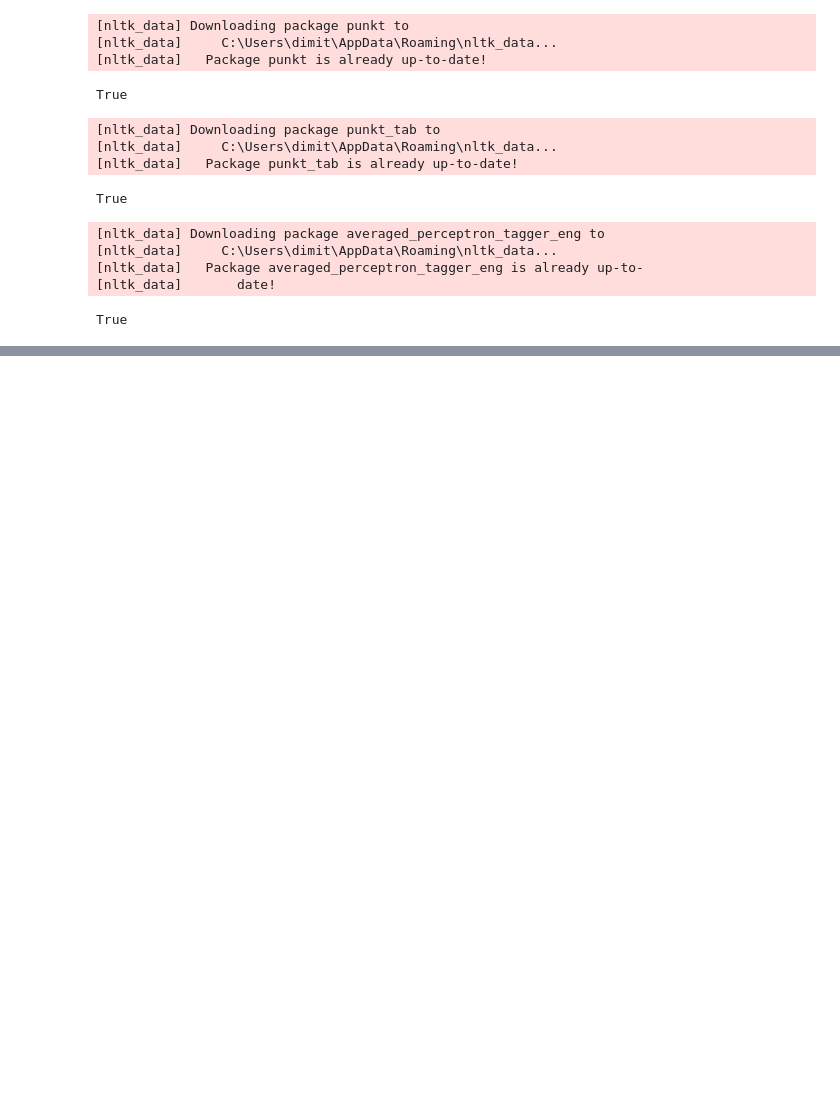
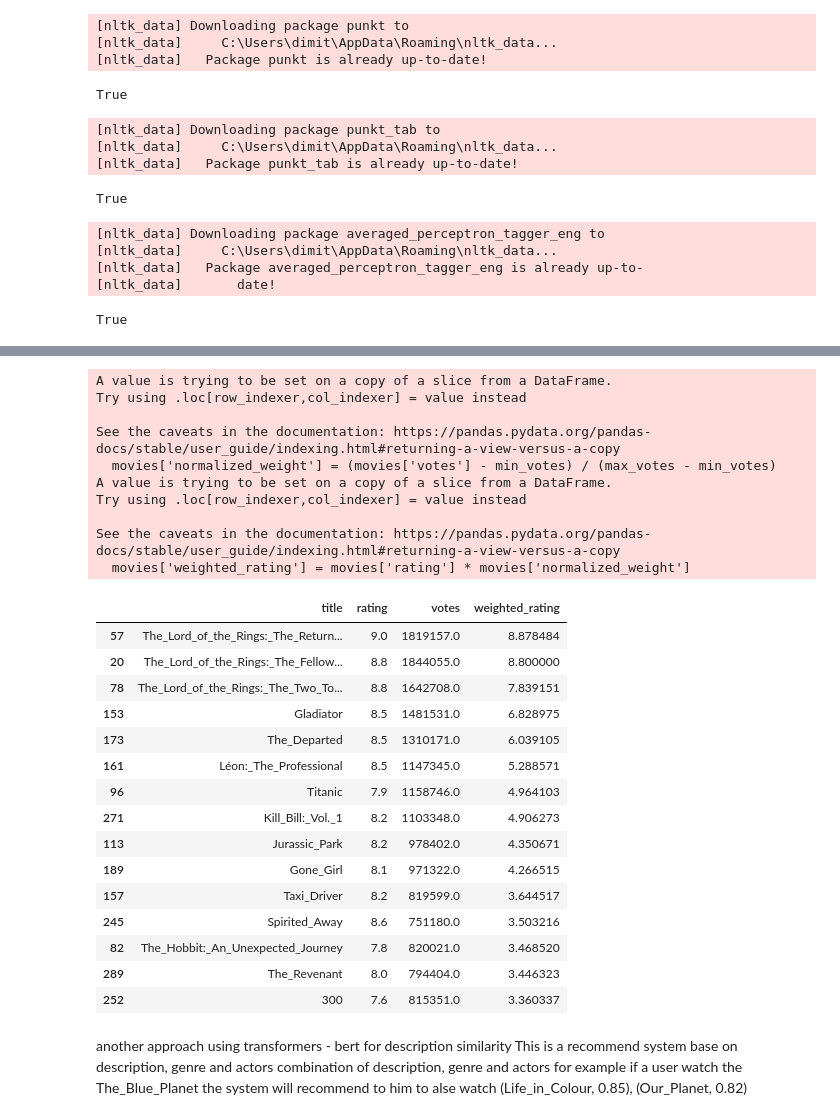
Before and after one commit to dchristofis/Recommendation-System, a Jupyter notebook: netflix_recommendation_system.ipynb, the cells around one changed output, grey strips where cells are left out. Cells and saved outputs as stored; diff of their text form; code cells hidden in the pictures; blank space fills up the shorter version.

```diff
--- a/netflix_recommendation_system.ipynb
+++ b/netflix_recommendation_system.ipynb
@@ -329,0 +266,44 @@ Bird_Box' and 'Untitled_Nicole_Byer/Netflix_Project': 0.9222539067268372
+# %%
+# here is a simple Content-Based Filtering Recommendation based on popularity (rating and votes)
+min_votes = movies['votes'].min()
+max_votes = movies['votes'].max()
+
+# Compute a normalized weight for each movie based on the number of votes
+movies['normalized_weight'] = (movies['votes'] - min_votes) / (max_votes - min_votes)
+
+# Compute the weighted rating
+movies['weighted_rating'] = movies['rating'] * movies['normalized_weight']
+
+# Sort movies by the weighted rating in descending order
+recommended_movies = movies.sort_values(by='weighted_rating', ascending=False)
+
+# Display top N recommended movies
+top_n_recommended = recommended_movies[['title', 'rating', 'votes', 'weighted_rating']].head(15)
+top_n_recommended
+# %% [output]
+A value is trying to be set on a copy of a slice from a DataFrame.
+Try using .loc[row_indexer,col_indexer] = value instead
+
+See the caveats in the documentation: https://pandas.pydata.org/pandas-docs/stable/user_guide/indexing.html#returning-a-view-versus-a-copy
+  movies['normalized_weight'] = (movies['votes'] - min_votes) / (max_votes - min_votes)
+A value is trying to be set on a copy of a slice from a DataFrame.
+Try using .loc[row_indexer,col_indexer] = value instead
+
+See the caveats in the documentation: https://pandas.pydata.org/pandas-docs/stable/user_guide/indexing.html#returning-a-view-versus-a-copy
+  movies['weighted_rating'] = movies['rating'] * movies['normalized_weight']
+|  | title | rating | votes | weighted_rating |
+| 57 | The_Lord_of_the_Rings:_The_Return... | 9.0 | 1819157.0 | 8.878484 |
+| 20 | The_Lord_of_the_Rings:_The_Fellow... | 8.8 | 1844055.0 | 8.800000 |
+| 78 | The_Lord_of_the_Rings:_The_Two_To... | 8.8 | 1642708.0 | 7.839151 |
+| 153 | Gladiator | 8.5 | 1481531.0 | 6.828975 |
+| 173 | The_Departed | 8.5 | 1310171.0 | 6.039105 |
+| 161 | Léon:_The_Professional | 8.5 | 1147345.0 | 5.288571 |
+| 96 | Titanic | 7.9 | 1158746.0 | 4.964103 |
+| 271 | Kill_Bill:_Vol._1 | 8.2 | 1103348.0 | 4.906273 |
+| 113 | Jurassic_Park | 8.2 | 978402.0 | 4.350671 |
+| 189 | Gone_Girl | 8.1 | 971322.0 | 4.266515 |
+| 157 | Taxi_Driver | 8.2 | 819599.0 | 3.644517 |
+| 245 | Spirited_Away | 8.6 | 751180.0 | 3.503216 |
+| 82 | The_Hobbit:_An_Unexpected_Journey | 7.8 | 820021.0 | 3.468520 |
+| 289 | The_Revenant | 8.0 | 794404.0 | 3.446323 |
+| 252 | 300 | 7.6 | 815351.0 | 3.360337 |
@@ -329,0 +328,5 @@ Bird_Box' and 'Untitled_Nicole_Byer/Netflix_Project': 0.9222539067268372
+# %% [markdown]
+another approach using transformers - bert for description similarity
+This is a recommend system base on description, genre and actors
+combination of description, genre and actors
+for example if a user watch the The_Blue_Planet	the system will recommend to him to alse watch (Life_in_Colour, 0.85), (Our_Planet, 0.82)
```
Also changed, not shown: parts of 20 cells of this notebook.
